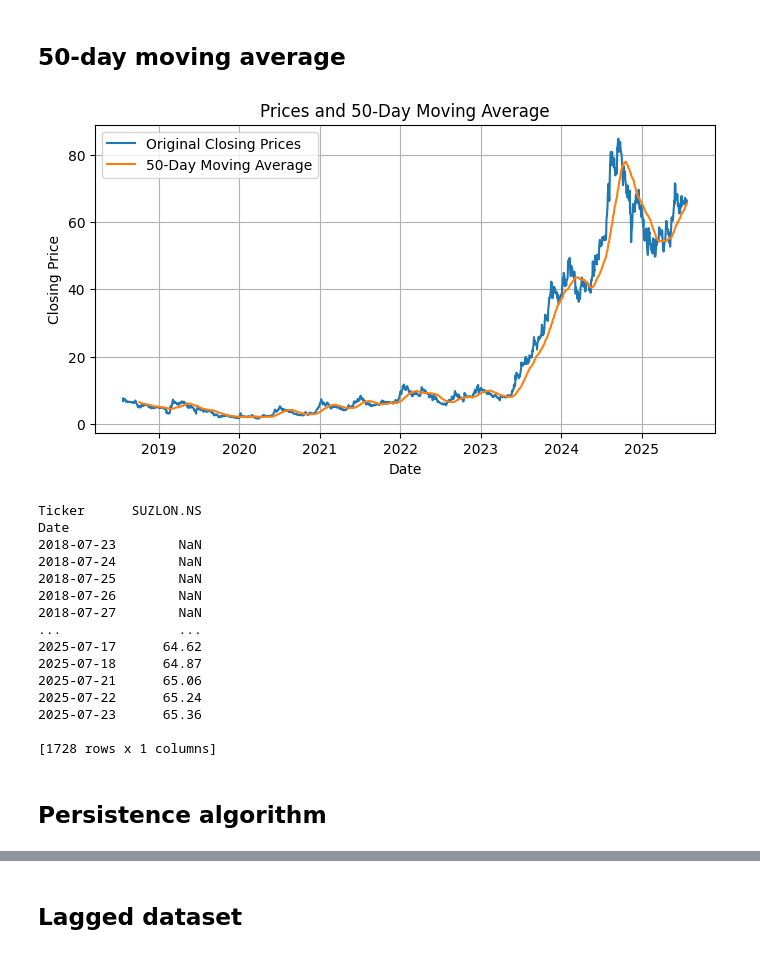
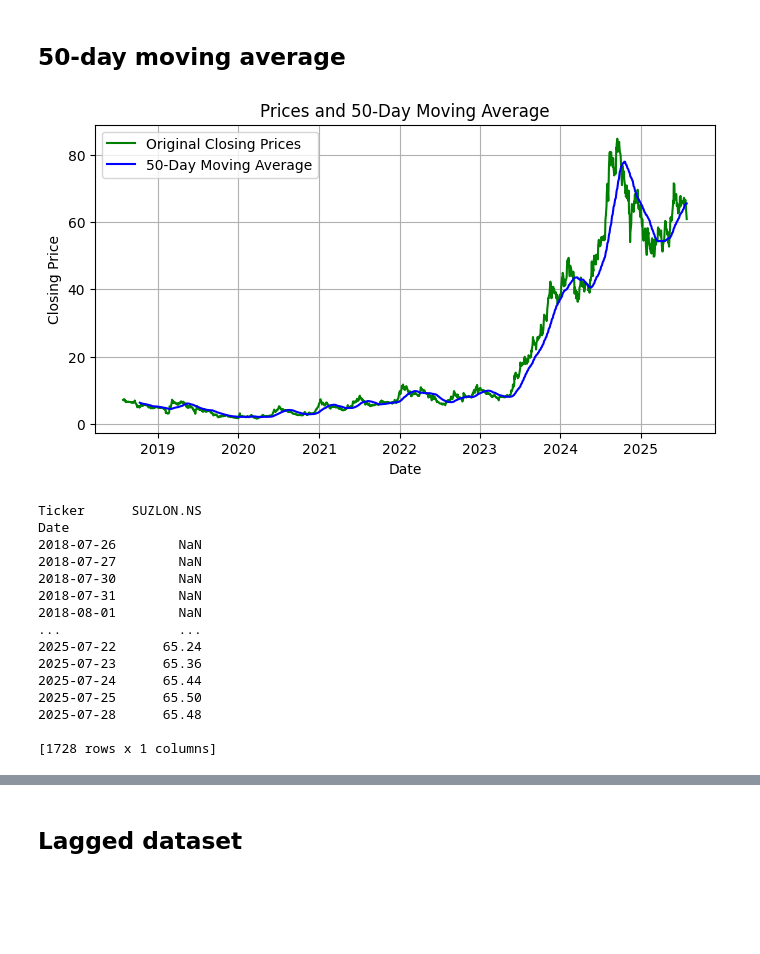
Before and after one commit to saritmaitra/ARIMA, a Jupyter notebook: ARIMA_1.ipynb, the cells around one changed output, grey strips where cells are left out. Drawn from its saved outputs; the diff is of its cells as text; code cells hidden in the pictures; blank space fills up the shorter version.

```diff
--- a/ARIMA_1.ipynb
+++ b/ARIMA_1.ipynb
@@ -188,36 +193,34 @@ plt.show()
 # %% [markdown]
 ## **50-day moving average**
 # %%
-data_ma_20 = data['Close'].rolling(window=50).mean()
+ma_20 = data['Close'].rolling(window=50).mean()
 
 plt.figure(figsize=(8, 4))
-plt.plot(data['Close'], label='Original Closing Prices')
-plt.plot(data_ma_20, label='50-Day Moving Average')
+plt.plot(data['Close'], label='Original Closing Prices', color ='green')
+plt.plot(ma_20, label='50-Day Moving Average', color='blue')
 plt.title('Prices and 50-Day Moving Average')
 plt.xlabel('Date')
 plt.ylabel('Closing Price')
 plt.legend()
 plt.grid(True)
 plt.show()
 # %% [output]
-[figure, old version]
+[figure, new version]
 # %%
-print(data_ma_20)
+print(ma_20)
 # %% [output]
 Ticker      SUZLON.NS
 Date
-2018-07-23        NaN
-2018-07-24        NaN
-2018-07-25        NaN
 2018-07-26        NaN
 2018-07-27        NaN
+2018-07-30        NaN
+2018-07-31        NaN
+2018-08-01        NaN
 ...               ...
-2025-07-17      64.62
-2025-07-18      64.87
-2025-07-21      65.06
 2025-07-22      65.24
 2025-07-23      65.36
+2025-07-24      65.44
+2025-07-25      65.50
+2025-07-28      65.48
 
 [1728 rows x 1 columns]
-# %% [markdown]
-## **Persistence algorithm**
```
Also changed, not shown: parts of 60 cells of this notebook.
